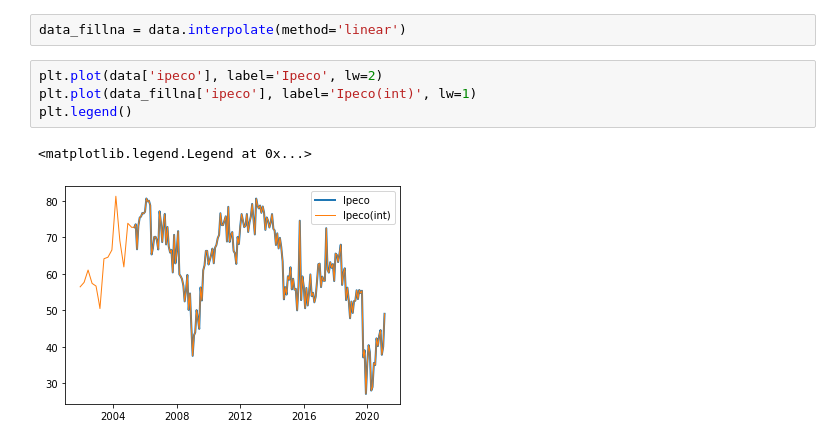
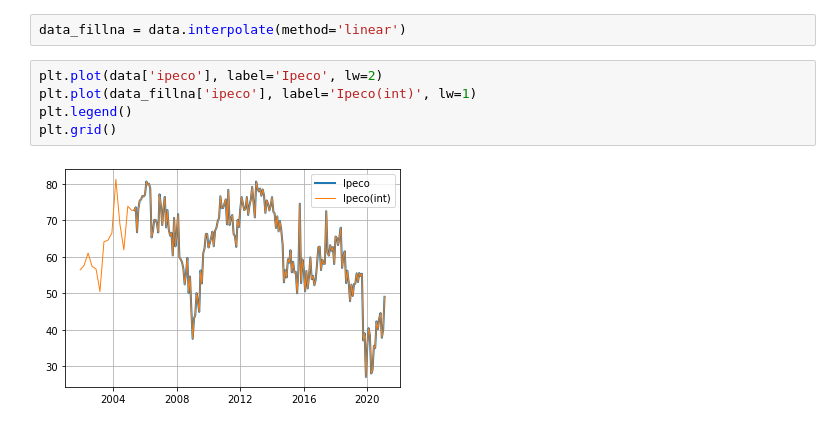
Before and after one commit to percepcioneseconomicas/publicaciones, a Jupyter notebook: ipeco_preprocessing/analisis.ipynb, the cells around one changed output. Drawn from its saved outputs; the diff is of its cells as text.

```diff
--- a/ipeco_preprocessing/analisis.ipynb
+++ b/ipeco_preprocessing/analisis.ipynb
@@ -69,7 +69,7 @@ data_fillna = data.interpolate(method='linear')
 # %%
 plt.plot(data['ipeco'], label='Ipeco', lw=2)
 plt.plot(data_fillna['ipeco'], label='Ipeco(int)', lw=1)
 plt.legend()
+plt.grid()
 # %% [output]
-<matplotlib.legend.Legend at 0x...>
-[figure, old version]
+[figure, new version]
```
Also changed, not shown: parts of 4 cells of this notebook, 6 other files.
